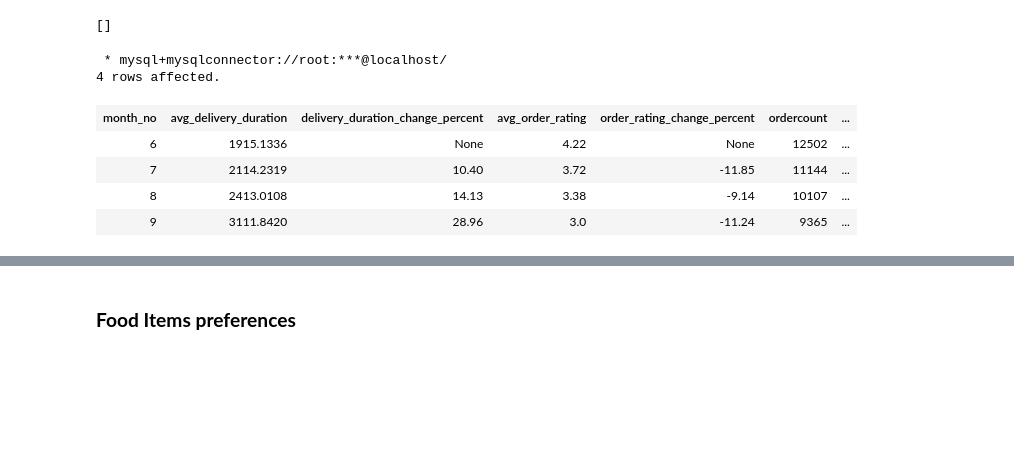
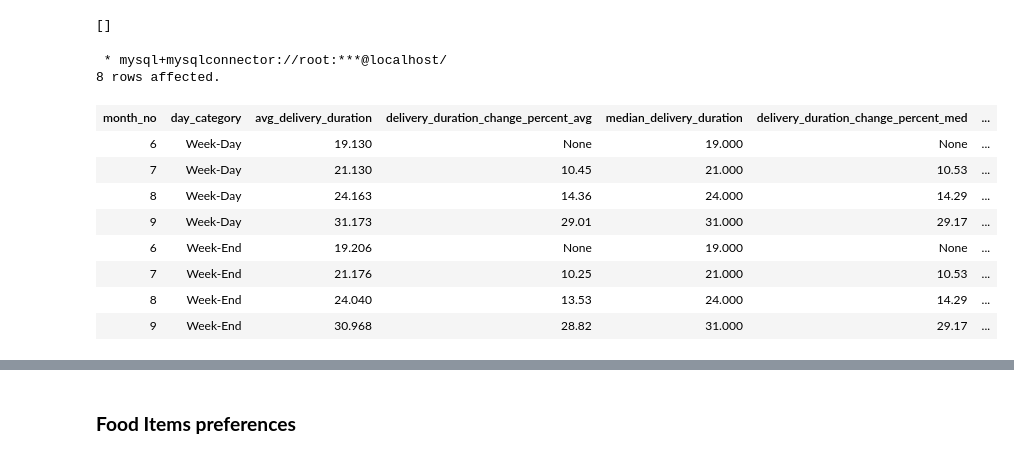
Before and after one commit to mragnostic/foodhunter-data-solutions, a Jupyter notebook: revenue drop analysis.ipynb, the cells around one changed output, grey strips where cells are left out. Saved outputs shown, nothing was run; the diff lists cells and outputs as text; code cells hidden in the pictures; blank space fills up the shorter version.

```diff
--- a/revenue drop analysis.ipynb
+++ b/revenue drop analysis.ipynb
@@ -834,47 +834,82 @@ create or replace view foodhunter_reports.deliverytime_and_revenue as
 # %%
 %%sql
 
 with month_summary as (
-  select
-      month(order_date) as month_no,
-      avg(delivery_duration_in_mins) as avg_delivery_duration,
-      round(avg(order_rating), 2) as avg_order_rating,
-      count(distinct order_id) as ordercount,
-      sum(final_price) as total_revenue
-    from foodhunter_reports.deliverytime_and_revenue
-    group by month(order_date)
+select
+q1.month_no,
+q1.day_category,
+q1.avg_delivery_duration,
+q2.median_delivery_duration,
+q1.avg_order_rating,
+q1.ordercount,
+q1.total_revenue
+from
+(select
+  month(order_date) as month_no,
+  day_category,
+  avg(delivery_duration_in_mins) as avg_delivery_duration,
+  avg(order_rating) as avg_order_rating,
+  count(distinct order_id) as ordercount,
+  sum(final_price) as total_revenue
+ from foodhunter_reports.deliverytime_and_revenue
+ group by month(order_date), day_category
+) q1 inner join
+(
+with ranking as(
+select order_date, day_category, delivery_duration_in_mins, rnk, count(*) over(partition by month(order_date), day_category) as total_rows, max(rnk) over(partition by month(order_date), day_category) as max_rnk
+from
+(select order_date, day_category, delivery_duration_in_mins, row_number() over (partition by month(order_date), day_category order by delivery_duration_in_mins) as rnk from foodhunter_reports.deliverytime_and_revenue) q
+)
+select
+month(order_date) as month_no,
+day_category,
+case when total_rows % 2 = 1 then max(case when rnk = (total_rows + 1)/2 then delivery_duration_in_mins end) else avg(case when rnk in(total_rows/2, (total_rows/2)+1) then delivery_duration_in_mins end) end as median_delivery_duration
+from ranking
+group by month(order_date), day_category
+) q2 on q1.month_no = q2.month_no and q1.day_category = q2.day_category
 ),
 month_lagsummary as(
 select
 month_no,
+day_category,
 avg_delivery_duration,
-lag(avg_delivery_duration) over(order by month_no) as lag_avg_delivery_duration,
+lag(avg_delivery_duration) over(partition by day_category order by month_no) as lag_avg_delivery_duration,
+median_delivery_duration,
+lag(median_delivery_duration) over(partition by day_category order by month_no) as lag_median_delivery_duration,
 avg_order_rating,
-lag(avg_order_rating) over(order by month_no) as lag_order_rating,
+lag(avg_order_rating) over(partition by day_category order by month_no) as lag_order_rating,
 ordercount,
-lag(ordercount) over(order by month_no) as lag_ordercount,
+lag(ordercount) over(partition by day_category order by month_no) as lag_ordercount,
 total_revenue,
-lag(total_revenue) over(order by month_no) as lag_revenue
+lag(total_revenue) over(partition by day_category order by month_no) as lag_revenue
 from
 month_summary
 )
 select
 month_no,
-avg_delivery_duration,
-round(((avg_delivery_duration - lag_avg_delivery_duration) / (lag_avg_delivery_duration))*100, 2) as delivery_duration_change_percent,
-avg_order_rating,
+day_category,
+round(avg_delivery_duration,3) as avg_delivery_duration,
+round(((avg_delivery_duration - lag_avg_delivery_duration) / (lag_avg_delivery_duration))*100, 2) as delivery_duration_change_percent_avg,
+round(median_delivery_duration,3) as median_delivery_duration,
+round(((median_delivery_duration - lag_median_delivery_duration) / (lag_median_delivery_duration))*100, 2) as delivery_duration_change_percent_med,
+round(avg_order_rating,2) as avg_order_rating,
 round(((avg_order_rating - lag_order_rating) / (lag_order_rating))*100, 2) as order_rating_change_percent,
 ordercount,
 round(((ordercount - lag_ordercount) / (lag_ordercount))*100, 2) as ordercount_change_percent,
 round(total_revenue, 2) as total_revenue,
 round(((total_revenue - lag_revenue) / lag_revenue)*100, 2) as total_revenue_change_percent
 from
-month_lagsummary;
+month_lagsummary
+order by day_category, month_no;
 # %% [output]
  * mysql+mysqlconnector://root:***@localhost/
-4 rows affected.
+8 rows affected.
-| month_no | avg_delivery_duration | delivery_duration_change_percent | avg_order_rating | order_rating_change_percent | ordercount | ... |
-| 6 | 1915.1336 | None | 4.22 | None | 12502 | ... |
-| 7 | 2114.2319 | 10.40 | 3.72 | -11.85 | 11144 | ... |
-| 8 | 2413.0108 | 14.13 | 3.38 | -9.14 | 10107 | ... |
-| 9 | 3111.8420 | 28.96 | 3.0 | -11.24 | 9365 | ... |
+| month_no | day_category | avg_delivery_duration | delivery_duration_change_percent_avg | median_delivery_duration | delivery_duration_change_percent_med | ... |
+| 6 | Week-Day | 19.130 | None | 19.000 | None | ... |
+| 7 | Week-Day | 21.130 | 10.45 | 21.000 | 10.53 | ... |
+| 8 | Week-Day | 24.163 | 14.36 | 24.000 | 14.29 | ... |
+| 9 | Week-Day | 31.173 | 29.01 | 31.000 | 29.17 | ... |
+| 6 | Week-End | 19.206 | None | 19.000 | None | ... |
+| 7 | Week-End | 21.176 | 10.25 | 21.000 | 10.53 | ... |
+| 8 | Week-End | 24.040 | 13.53 | 24.000 | 14.29 | ... |
+| 9 | Week-End | 30.968 | 28.82 | 31.000 | 29.17 | ... |
```
Also changed, not shown: parts of 5 cells of this notebook.
